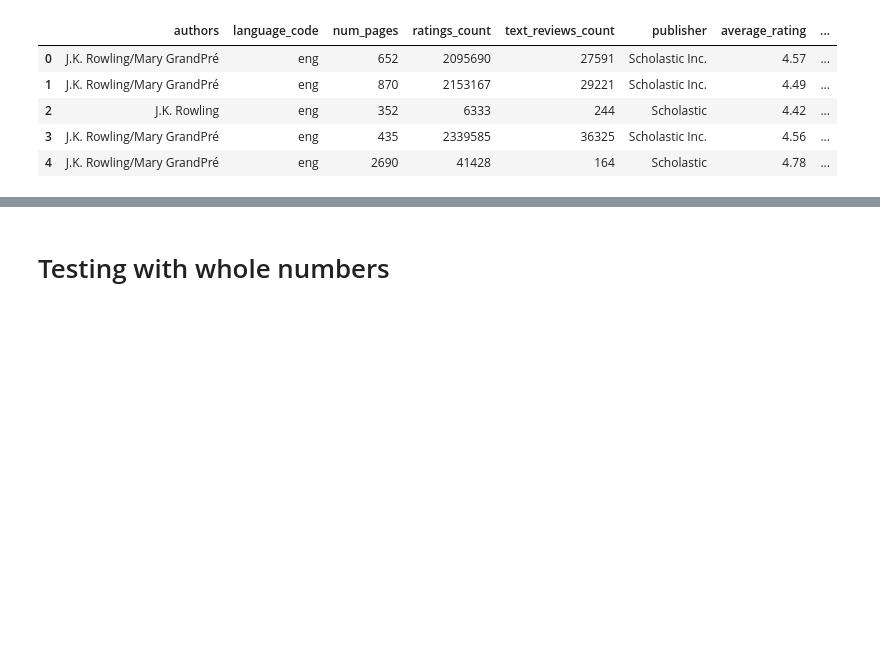
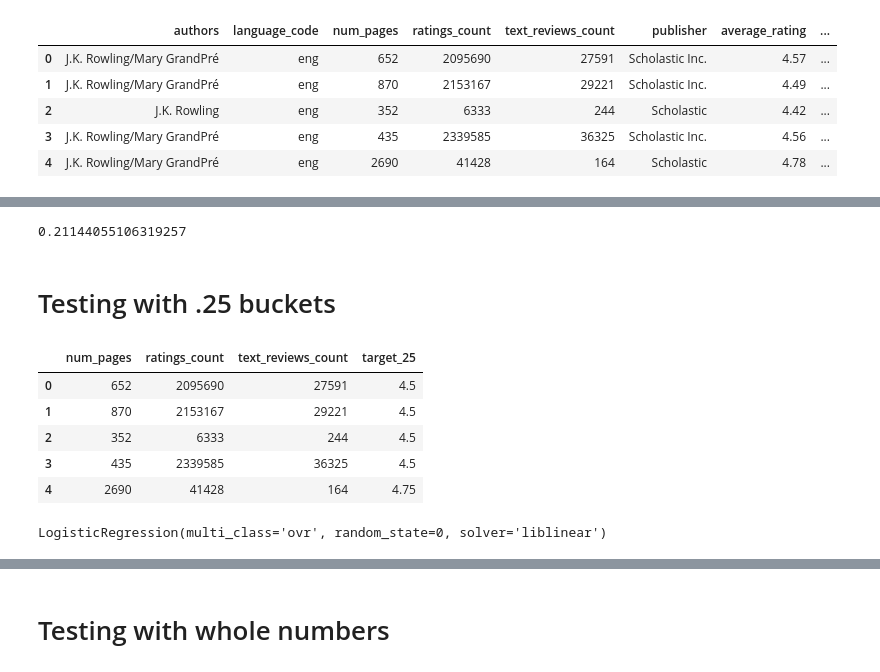
Before and after one commit to ChristopheMpagaDSTI/books_rating_project_python_main, a Jupyter notebook: books_rating_project_EDA_3.ipynb, the cells around one changed output, grey strips where cells are left out. Drawn from its saved outputs; the diff is of its cells as text; code cells hidden in the pictures; blank space fills up the shorter version.

```diff
--- a/books_rating_project_EDA_3.ipynb
+++ b/books_rating_project_EDA_3.ipynb
@@ -153,5 +168,5 @@ See the caveats in the documentation: https://pandas.pydata.org/pandas-docs/stab
 # %%
-df_ratings_keep['target_whole'] = df_ratings_keep['average_rating'].round(decimals=0)
+df_ratings_keep['target_1'] = df_ratings_keep['average_rating'].round(decimals=0)
 # %% [output]
 A value is trying to be set on a copy of a slice from a DataFrame.
 Try using .loc[row_indexer,col_indexer] = value instead
@@ -161,3 +176,5 @@ See the caveats in the documentation: https://pandas.pydata.org/pandas-docs/stab
+# %%
+df_ratings_keep['target_str'] = df_ratings_keep['average_rating'].apply(str_buckets)
 # %%
 df_ratings_keep.head()
 # %% [output]
@@ -312,0 +333,19 @@ scores
+# %%
+clf.score(test_feats, y_test)
+# %% [output]
+0.21144055106319257
+# %% [markdown]
+# Testing with .25 buckets
+# %%
+keep_cols_num = ['  num_pages', 'ratings_count', 'text_reviews_count', 'target_25']
+# %%
+df_ratings_25 = df_ratings_keep[keep_cols_num]
+# %%
+df_ratings_25.head()
+# %% [output]
+|  | num_pages | ratings_count | text_reviews_count | target_25 |
+| 0 | 652 | 2095690 | 27591 | 4.5 |
+| 1 | 870 | 2153167 | 29221 | 4.5 |
+| 2 | 352 | 6333 | 244 | 4.5 |
+| 3 | 435 | 2339585 | 36325 | 4.5 |
+| 4 | 2690 | 41428 | 164 | 4.75 |
@@ -312,0 +359,4 @@ scores
+# %%
+logreg.fit(x_train, y_train)
+# %% [output]
+LogisticRegression(multi_class='ovr', random_state=0, solver='liblinear')
```
Also changed, not shown: parts of 254 cells of this notebook.
